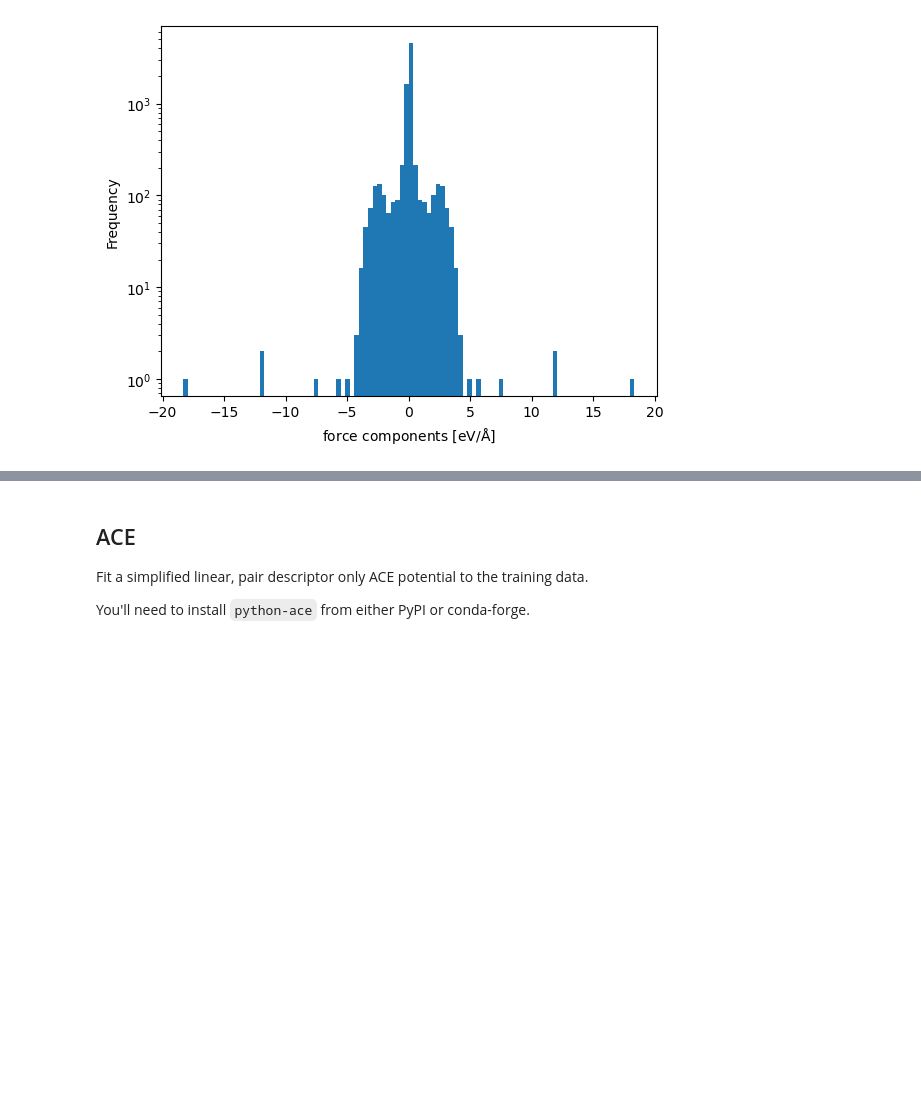
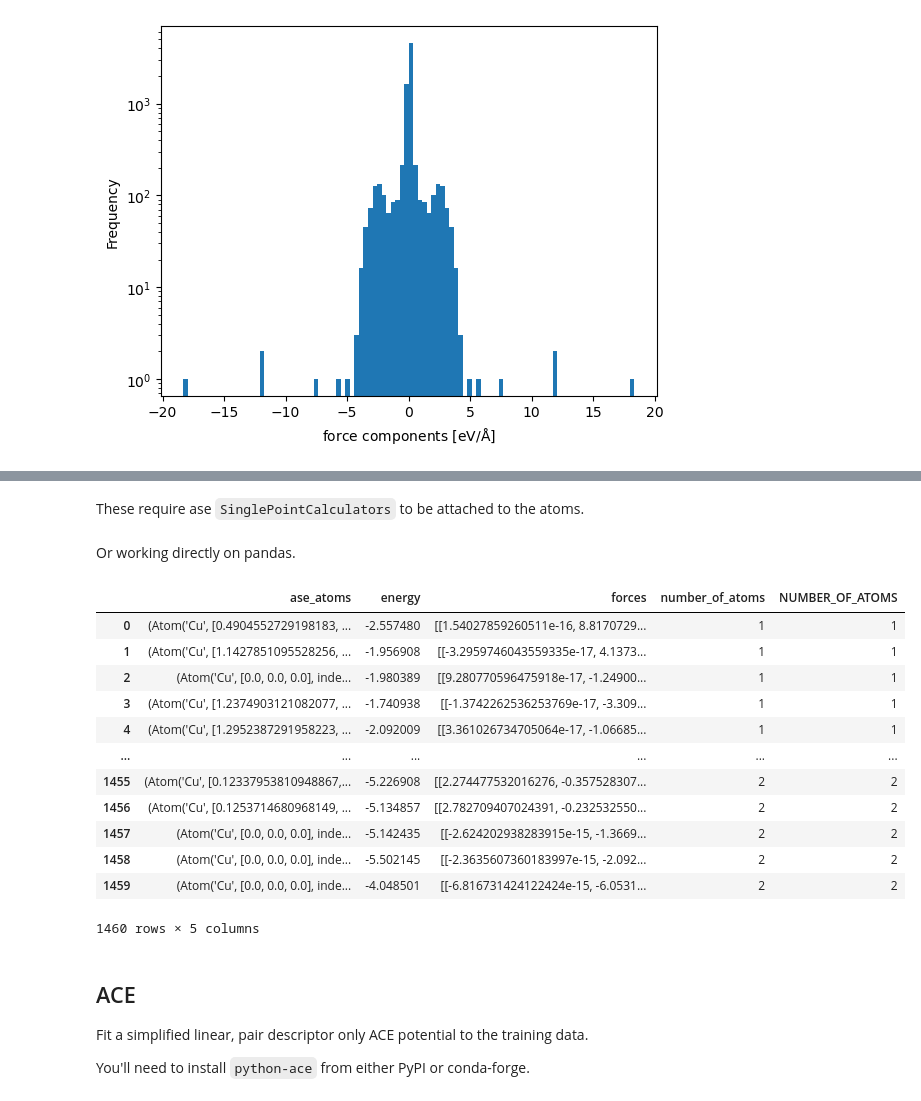
Before and after one commit to eisenforschung/assyst, a Jupyter notebook: notebooks/SimpleUnary.ipynb, the cells around one changed output, grey strips where cells are left out. Drawn from its saved outputs; the diff is of its cells as text; code cells hidden in the pictures; blank space fills up the shorter version.

```diff
--- a/notebooks/SimpleUnary.ipynb
+++ b/notebooks/SimpleUnary.ipynb
@@ -216,3 +253,23 @@ Text(0.5, 0, 'force components [eV/$\\mathrm{\\AA}$]')
+# %% [markdown]
+These require ase `SinglePointCalculators` to be attached to the atoms.
+# %% [markdown]
+Or working directly on pandas.
+# %%
+df.query('-3 <= energy / number_of_atoms < 10')
+# %% [output]
+|  | ase_atoms | energy | forces | number_of_atoms | NUMBER_OF_ATOMS |
+| 0 | (Atom('Cu', [0.4904552729198183, ... | -2.557480 | [[1.54027859260511e-16, 8.8170729... | 1 | 1 |
+| 1 | (Atom('Cu', [1.1427851095528256, ... | -1.956908 | [[-3.2959746043559335e-17, 4.1373... | 1 | 1 |
+| 2 | (Atom('Cu', [0.0, 0.0, 0.0], inde... | -1.980389 | [[9.280770596475918e-17, -1.24900... | 1 | 1 |
+| 3 | (Atom('Cu', [1.2374903121082077, ... | -1.740938 | [[-1.3742262536253769e-17, -3.309... | 1 | 1 |
+| 4 | (Atom('Cu', [1.2952387291958223, ... | -2.092009 | [[3.361026734705064e-17, -1.06685... | 1 | 1 |
+| ... | ... | ... | ... | ... | ... |
+| 1455 | (Atom('Cu', [0.12337953810948867,... | -5.226908 | [[2.274477532016276, -0.357528307... | 2 | 2 |
+| 1456 | (Atom('Cu', [0.1253714680968149, ... | -5.134857 | [[2.782709407024391, -0.232532550... | 2 | 2 |
+| 1457 | (Atom('Cu', [0.0, 0.0, 0.0], inde... | -5.142435 | [[-2.624202938283915e-15, -1.3669... | 2 | 2 |
+| 1458 | (Atom('Cu', [0.0, 0.0, 0.0], inde... | -5.502145 | [[-2.3635607360183997e-15, -2.092... | 2 | 2 |
+| 1459 | (Atom('Cu', [0.0, 0.0, 0.0], inde... | -4.048501 | [[-6.816731424122424e-15, -6.0531... | 2 | 2 |
+1460 rows × 5 columns
 # %% [markdown]
 ## ACE
 
```
Also changed, not shown: parts of 5 cells of this notebook.
